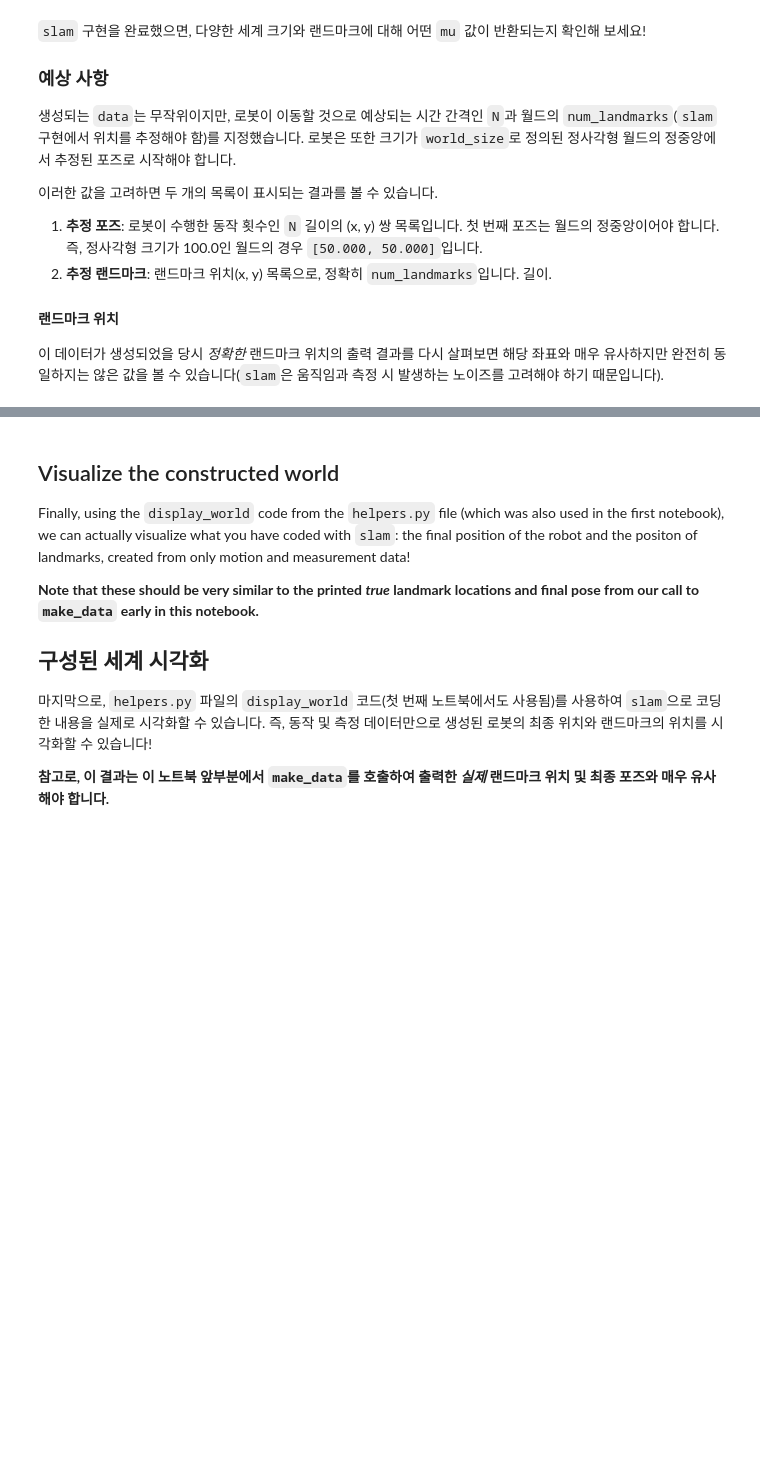
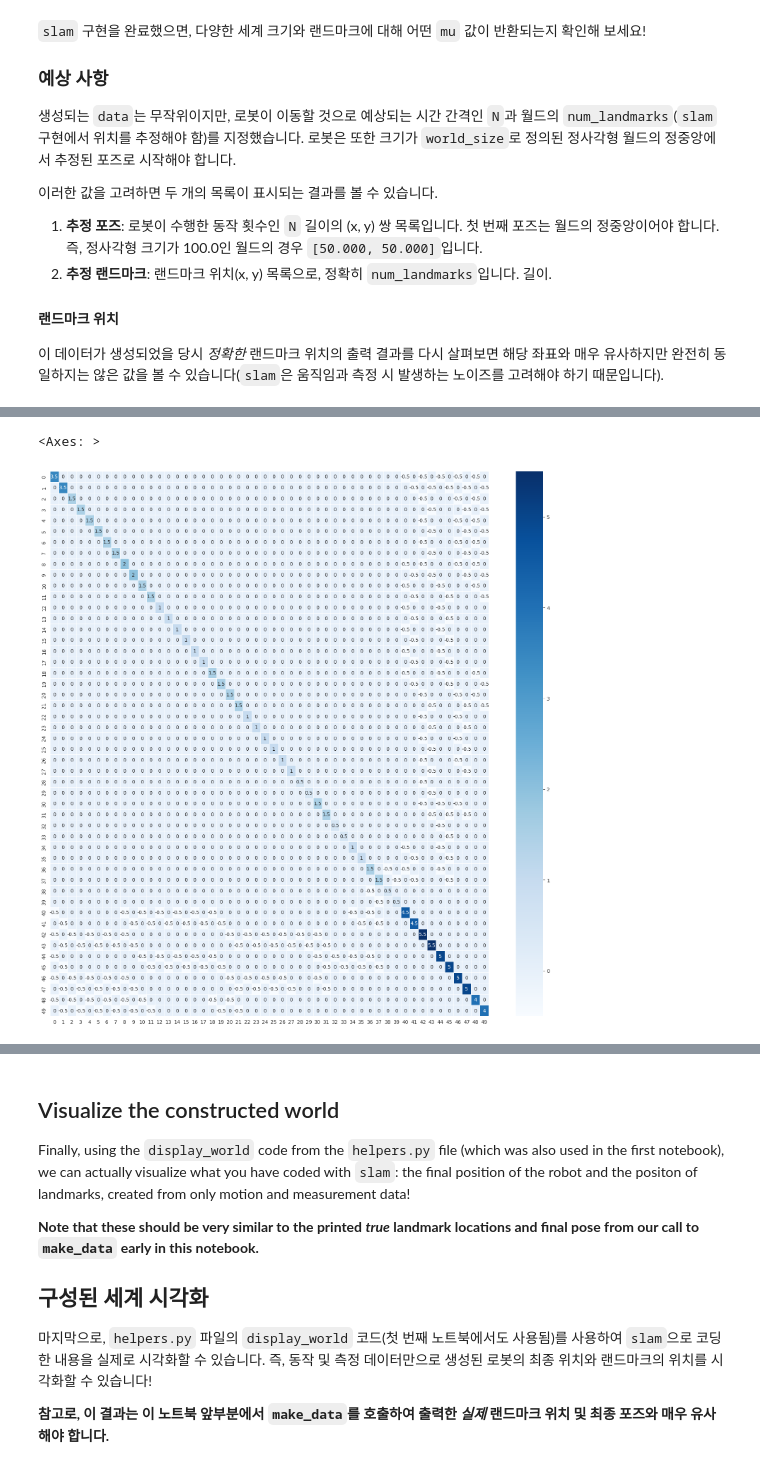
Before and after one commit to aaronkr-classroom/7-graph-slam-zzammin22, a Jupyter notebook: P3_Implement_SLAM-master/3. Landmark Detection and Tracking.ipynb, the cells around one changed output, grey strips where cells are left out. Saved outputs shown, nothing was run; the diff lists cells and outputs as text; code cells hidden in the pictures; blank space fills up the shorter version.

````diff
--- a/P3_Implement_SLAM-master/3. Landmark Detection and Tracking.ipynb
+++ b/P3_Implement_SLAM-master/3. Landmark Detection and Tracking.ipynb
@@ -142,7 +145,7 @@ motion = data[i][1]
 ```
 # %%
 # print out some stats about the data
-time_step = 0
+time_step = 5
 
 print('Example measurements: \n', data[time_step][0])
 print('\n')
@@ -300,27 +341,51 @@ With a 2D omega and xi structure as shown above (in earlier cells), you'll have
 **최종 상태를 시각화하고 싶다면 `omega`와 `xi`의 값을 반환할 수도 있습니다!**
 # %%
 ## TODO: Complete the code to implement SLAM
+def update_matrix(omega, xi, idx0, idx1, delta, noise):
+    omega[idx0, idx0] += 1 / noise
+    omega[idx0, idx1] += -1 / noise
+    omega[idx1, idx0] += -1 / noise
+    omega[idx1, idx1] += 1 / noise
+    xi[idx0] += -delta * 1 / noise
+    xi[idx1] += delta * 1 / noise
 
 ## slam takes in 6 arguments and returns mu,
 ## mu is the entire path traversed by a robot (all x,y poses) *and* all landmarks locations
 def slam(data, N, num_landmarks, world_size, motion_noise, measurement_noise):
 
     ## TODO: Use your initilization to create constraint matrices, omega and xi
+    omega,xi = initialize_constraints(N, num_landmarks, world_size)
+
 
     ## TODO: Iterate through each time step in the data
     ## get all the motion and measurement data as you iterate
+    for i, time_step in enumerate(data):
+        measurements, motion = time_step[0], time_step[1]
+        x= i * 2
+        y= x + 1
 
-    ## TODO: update the constraint matrix/vector to account for all *measurements*
-    ## this should be a series of additions that take into account the measurement noise
+        ## TODO: update the constraint matrix/vector to account for all *measurements*
+        ## this should be a series of additions that take into account the measurement noise
 
-    ## TODO: update the constraint matrix/vector to account for all *motion* and motion noise
+        for landmark in measurements:
+            Li,dx,dy=landmark[0], landmark[1], landmark[2]
+            lx = (N + Li) * 2
+            ly = lx + 1
+
+
+            ## TODO: update all landmark (lx,ly) interactions with (x,y) in omega and xi
+            update_matrix(omega, xi, x, lx, dx, measurement_noise)
+            update_matrix(omega, xi, y, ly, dy, measurement_noise)
 
     ## TODO: After iterating through all the data
+    update_matrix(omega,xi,x,x+2,motion[0], motion_noise)
+    update_matrix(omega,xi,y,y+2,motion[1], motion_noise)
+
     ## Compute the best estimate of poses and landmark positions
     ## using the formula, omega_inverse * Xi
-    mu = None
+    mu = np.linalg.pinv(np.matrix(omega)) * xi
 
-    return mu # return `mu`
+    return mu, omega, xi # return `mu`
 # %% [markdown]
 ## Helper functions
 
@@ -393,7 +458,7 @@ If you refer back to the printout of *exact* landmark locations when this data w
 이 데이터가 생성되었을 당시 *정확한* 랜드마크 위치의 출력 결과를 다시 살펴보면 해당 좌표와 매우 유사하지만 완전히 동일하지는 않은 값을 볼 수 있습니다(`slam`은 움직임과 측정 시 발생하는 노이즈를 고려해야 하기 때문입니다).
 # %%
 # call your implementation of slam, passing in the necessary parameters
-mu = slam(data, N, num_landmarks, world_size, motion_noise, measurement_noise)
+mu, omega, xi = slam(data, N, num_landmarks, world_size, motion_noise, measurement_noise) #mu, omega, xi
 
 # print out the resulting landmarks and poses
 if(mu is not None):
@@ -403,0 +487,6 @@ if(mu is not None):
+# %%
+#OMEGA + XI 시각화
+sns.heatmap(DataFrame(omega), cmap='Blues', annot=True, linewidths=0.5)
+# %% [output]
+<Axes: >
+[figure, added]
````
Also changed, not shown: parts of 14 cells of this notebook.
